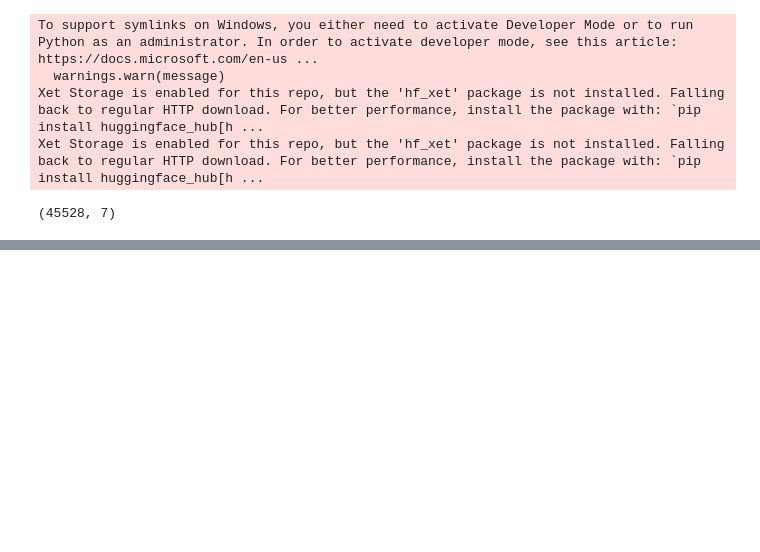
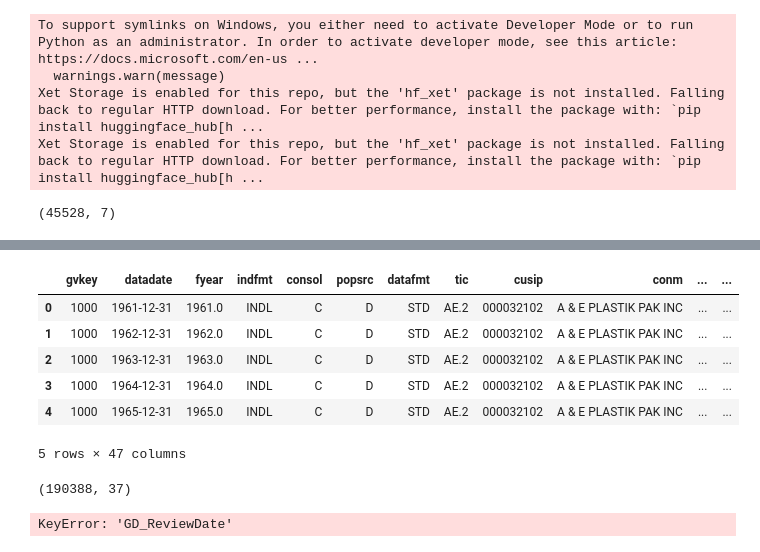
Before and after one commit to wangyouan/glassdoor-server, a Jupyter notebook: JupyterLabs/OrganizeGlassdoorData.ipynb, the cells around one changed output, grey strips where cells are left out. Saved outputs shown, nothing was run; the diff lists cells and outputs as text; code cells hidden in the pictures; blank space fills up the shorter version.

```diff
--- a/JupyterLabs/OrganizeGlassdoorData.ipynb
+++ b/JupyterLabs/OrganizeGlassdoorData.ipynb
@@ -276,0 +341,26 @@ updated_merged_df.to_pickle(os.path.join(const.TEMP_PATH, '2008_2023_glassdoor_n
+# %%
+ctat_df = pd.read_csv(os.path.join(const.COMPUSTAT_PATH, '1950_2023_ctat_firm_ta_ctrl.zip'))
+ctat_df['datadate'] = pd.to_datetime(ctat_df['datadate'])
+ctat_df[const.YEAR] = ctat_df['fyear'].fillna(ctat_df['datadate'].apply(lambda x: x.year if x.month >= 6 else x.year - 1))
+ctat_df.drop_duplicates(subset=[const.GVKEY, const.YEAR], keep='last', inplace=True)
+ctat_df.head()
+# %% [output]
+|  | gvkey | datadate | fyear | indfmt | consol | popsrc | datafmt | tic | cusip | conm | ... | ... |
+| 0 | 1000 | 1961-12-31 | 1961.0 | INDL | C | D | STD | AE.2 | 000032102 | A & E PLASTIK PAK INC | ... | ... |
+| 1 | 1000 | 1962-12-31 | 1962.0 | INDL | C | D | STD | AE.2 | 000032102 | A & E PLASTIK PAK INC | ... | ... |
+| 2 | 1000 | 1963-12-31 | 1963.0 | INDL | C | D | STD | AE.2 | 000032102 | A & E PLASTIK PAK INC | ... | ... |
+| 3 | 1000 | 1964-12-31 | 1964.0 | INDL | C | D | STD | AE.2 | 000032102 | A & E PLASTIK PAK INC | ... | ... |
+| 4 | 1000 | 1965-12-31 | 1965.0 | INDL | C | D | STD | AE.2 | 000032102 | A & E PLASTIK PAK INC | ... | ... |
+5 rows × 47 columns
+# %%
+ctat_df2 = ctat_df[[const.GVKEY, const.YEAR, 'at', 'ceq', 'csho', 'dlc', 'dltt',
+       'intan', 'pi', 'pifo', 'ppent', 'seq', 'spi', 'tlcf', 'txdfed', 'txdfo',
+       'txdi', 'txpd', 'txr', 'txt', 'xrd', 'xsga', 'sic', 'state', 'ipodate', 'conml']].copy()
+gd_monthly_df2 = gd_monthly_df.merge(ctat_df2, on=[const.GVKEY, const.YEAR], how='inner')
+gd_monthly_df2.shape
+# %% [output]
+(190388, 37)
+# %%
+gd_monthly_df2.loc[gd_monthly_df2[const.GD_REVIEWDATE].apply(lambda x: x > pd.Timestamp('2017-10-31') and x < pd.Timestamp('2019-05-01'))].shape
+# %% [output]
+KeyError: 'GD_ReviewDate'
```
Also changed, not shown: parts of 14 cells of this notebook.
